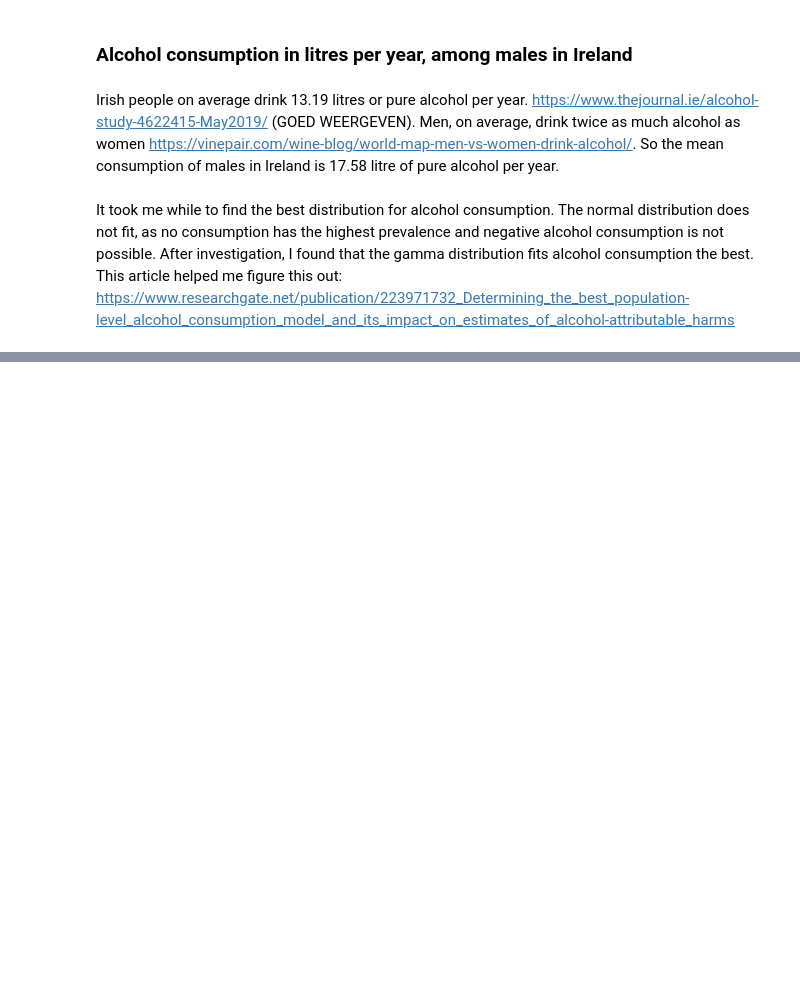
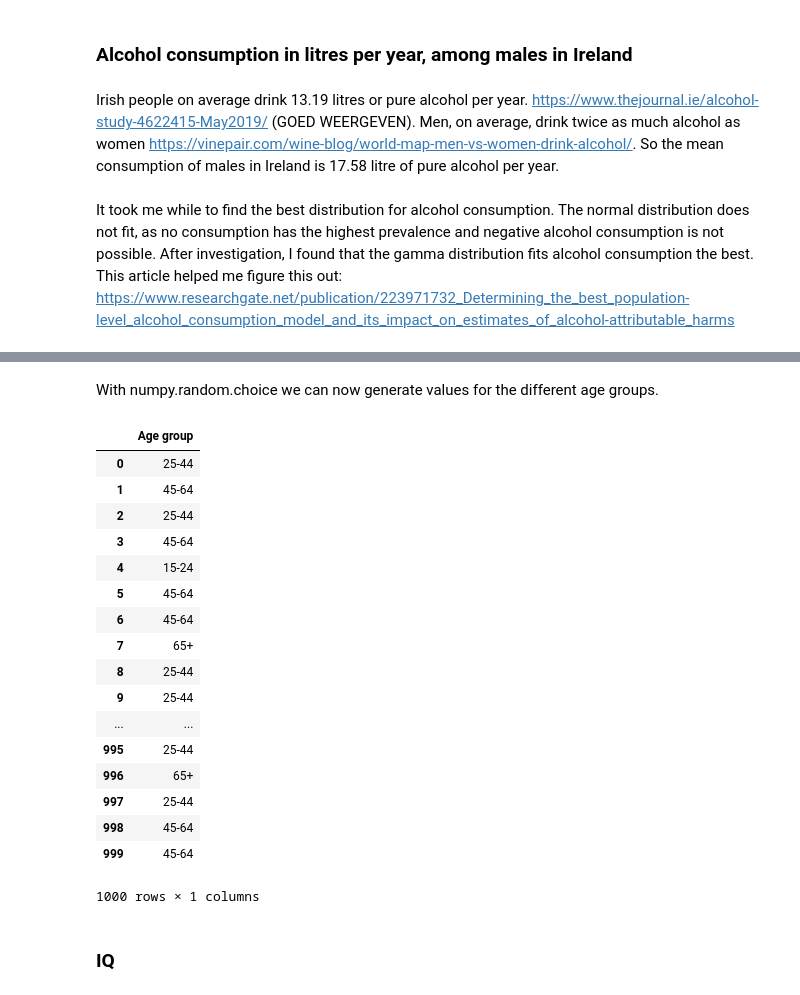
Before and after one commit to Ardvb/ProjectProgrammingforDataAnalysis2019, a Jupyter notebook: Project2019.ipynb, the cells around one changed output, grey strips where cells are left out. Cells and saved outputs as stored; diff of their text form; code cells hidden in the pictures; blank space fills up the shorter version.

```diff
--- a/Project2019.ipynb
+++ b/Project2019.ipynb
@@ -29,0 +80,7 @@ sns.distplot(x);
+# %%
+cat24 = 0.165
+cat44 = 0.36
+cat64 = 0.305
+cat65 = 0.17
+
+mage = np.random.multinomial(1000, [cat24, cat44, cat64, cat65])
@@ -29,0 +107,30 @@ sns.distplot(x);
+# %% [markdown]
+With numpy.random.choice we can now generate values for the different age groups.
+# %%
+age = ["15-24", "25-44", "45-64", "65+"]
+mage = np.random.choice(age, 1000, p=[cat24, cat44, cat64, cat65])
+# %%
+df = pd.DataFrame(mage, columns = ["Age group"])
+# %%
+df
+# %% [output]
+|  | Age group |
+| 0 | 25-44 |
+| 1 | 45-64 |
+| 2 | 25-44 |
+| 3 | 45-64 |
+| 4 | 15-24 |
+| 5 | 45-64 |
+| 6 | 45-64 |
+| 7 | 65+ |
+| 8 | 25-44 |
+| 9 | 25-44 |
+| ... | ... |
+| 995 | 25-44 |
+| 996 | 65+ |
+| 997 | 25-44 |
+| 998 | 45-64 |
+| 999 | 45-64 |
+1000 rows × 1 columns
+# %% [markdown]
+### IQ
```
Also changed, not shown: parts of 16 cells of this notebook.
